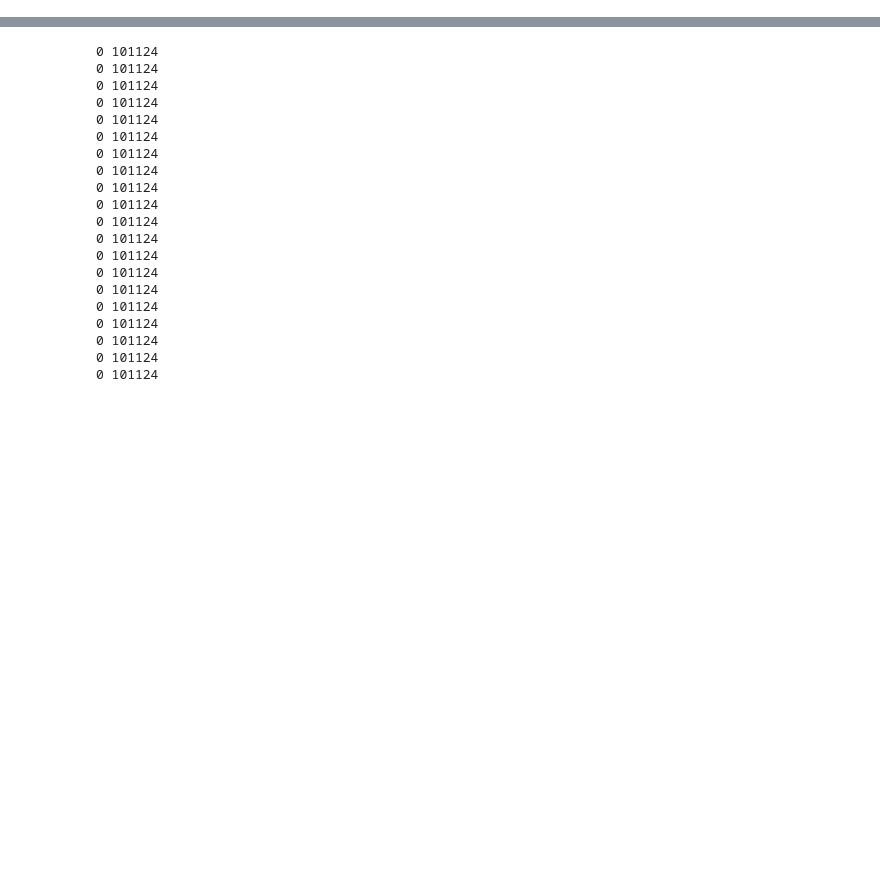
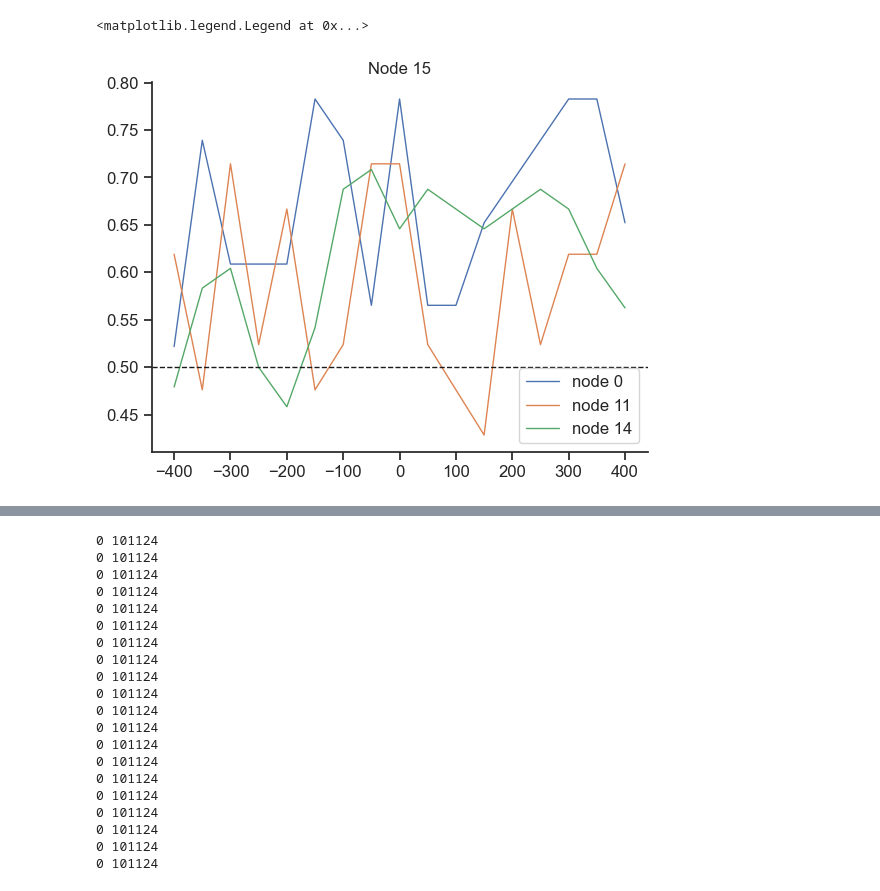
Before and after one commit to hliang-ucb/GridWorld, a Jupyter notebook: decoding.ipynb, the cells around one changed output, grey strips where cells are left out. Saved outputs shown, nothing was run; the diff lists cells and outputs as text; code cells hidden in the pictures; blank space fills up the shorter version.

```diff
--- a/decoding.ipynb
+++ b/decoding.ipynb
@@ -329,0 +189,11 @@ trial_cand = choice_df.query('Session==@date').trial.unique()
+# %%
+plt.close('all')
+plt.plot(HPC_pred['timestamps']-500,acc[(y_true==1)&(df.nextnode==0),:].mean(axis=0),label='node 0')
+plt.plot(HPC_pred['timestamps']-500,acc[(y_true==1)&(df.nextnode==11),:].mean(axis=0),label='node 11')
+plt.plot(HPC_pred['timestamps']-500,acc[(y_true==1)&(df.nextnode==14),:].mean(axis=0),label='node 14')
+plt.title('Node 15')
+plt.axhline(0.5,color='k',ls='--')
+plt.legend()
+# %% [output]
+<matplotlib.legend.Legend at 0x...>
+[figure, added]
```
Also changed, not shown: parts of 63 cells of this notebook, 23 other files.
